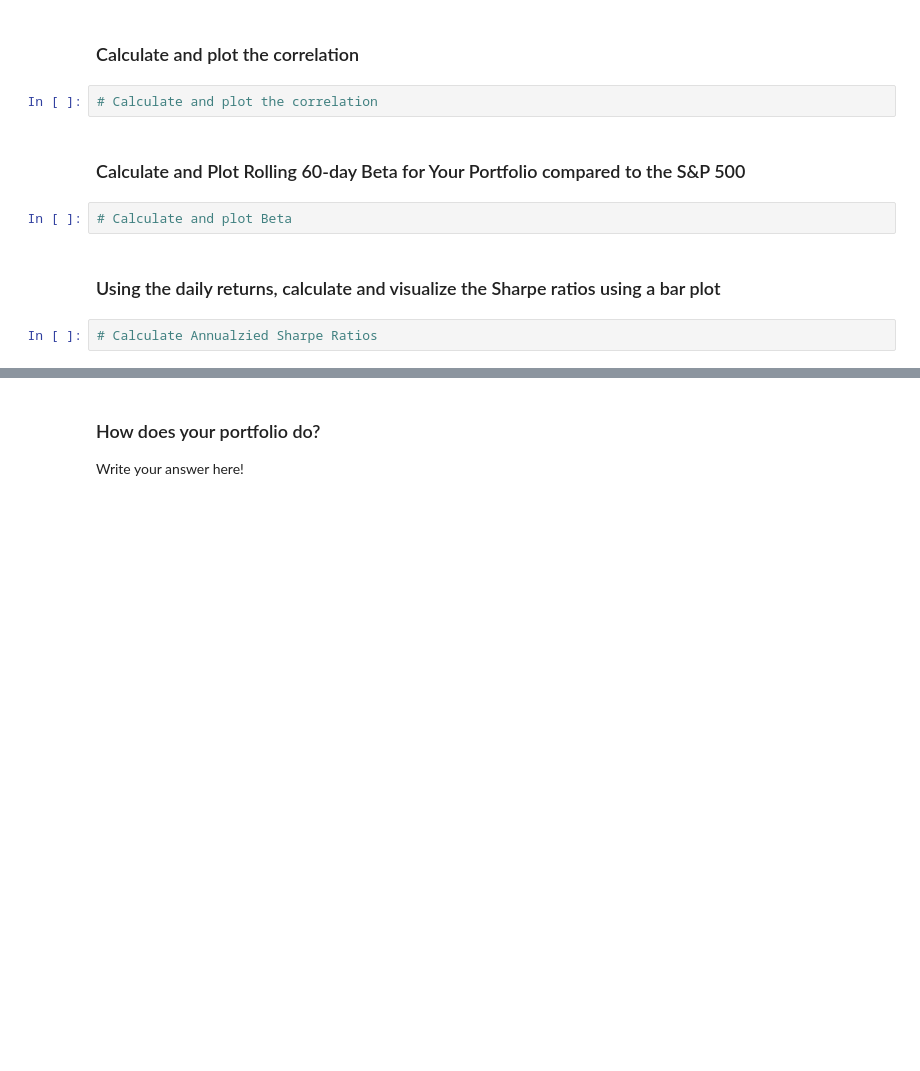
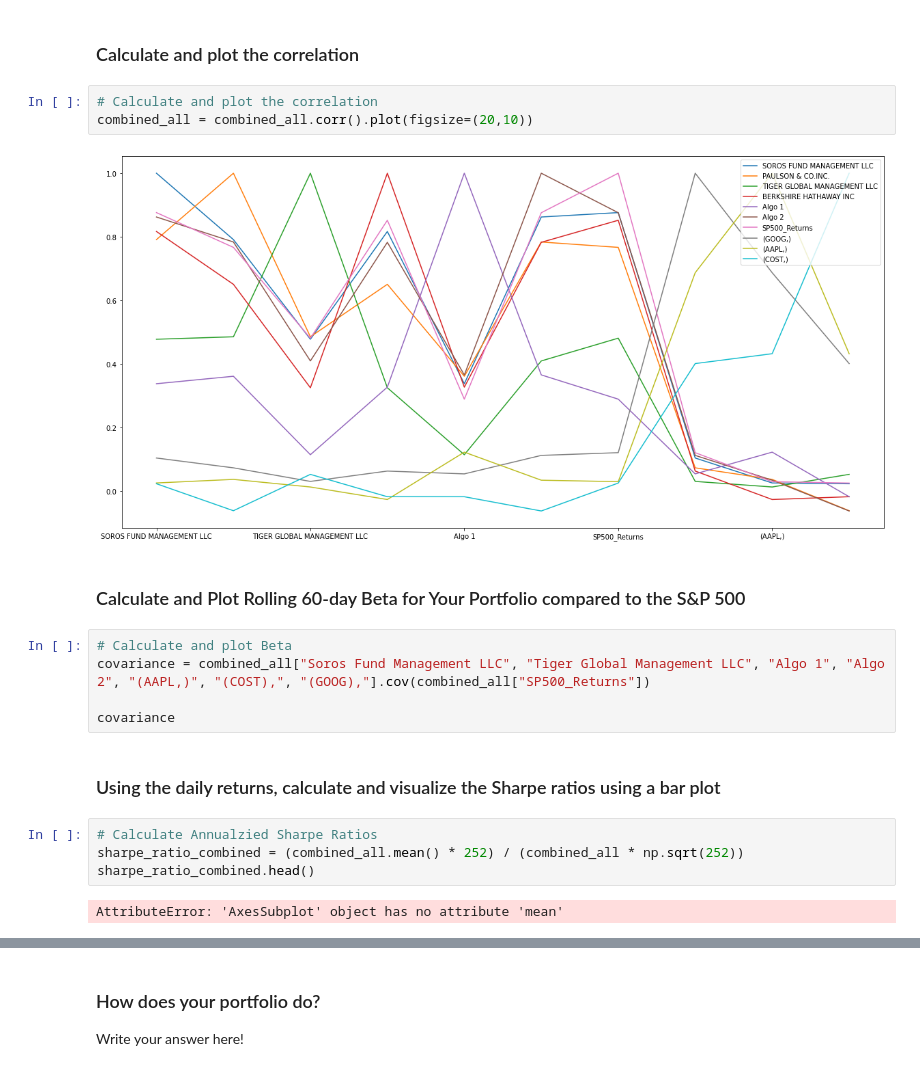
Before and after one commit to fllamas360/Pandas_HWK, a Jupyter notebook: whale_hwk.ipynb, the cells around one changed output, grey strips where cells are left out. Cells and saved outputs as stored; diff of their text form; blank space fills up the shorter version.

```diff
--- a/whale_hwk.ipynb
+++ b/whale_hwk.ipynb
@@ -427,13 +621,23 @@ weights = [1/3, 1/3, 1/3]
 ### Calculate and plot the correlation
 # %%
 # Calculate and plot the correlation
+combined_all = combined_all.corr().plot(figsize=(20,10))
+# %% [output]
+[figure, added]
 # %% [markdown]
 ### Calculate and Plot Rolling 60-day Beta for Your Portfolio compared to the S&P 500
-# %%
-# Calculate and plot Beta
+# %%
+# Calculate and plot Beta
+covariance = combined_all["Soros Fund Management LLC", "Tiger Global Management LLC", "Algo 1", "Algo 2", "(AAPL,)", "(COST),", "(GOOG),"].cov(combined_all["SP500_Returns"])
+
+covariance
 # %% [markdown]
 ### Using the daily returns, calculate and visualize the Sharpe ratios using a bar plot
 # %%
 # Calculate Annualzied Sharpe Ratios
+sharpe_ratio_combined = (combined_all.mean() * 252) / (combined_all * np.sqrt(252))
+sharpe_ratio_combined.head()
+# %% [output]
+AttributeError: 'AxesSubplot' object has no attribute 'mean'
 # %%
 # Visualize the sharpe ratios as a bar plot
```
Also changed, not shown: parts of 26 cells of this notebook, 1 other file.
